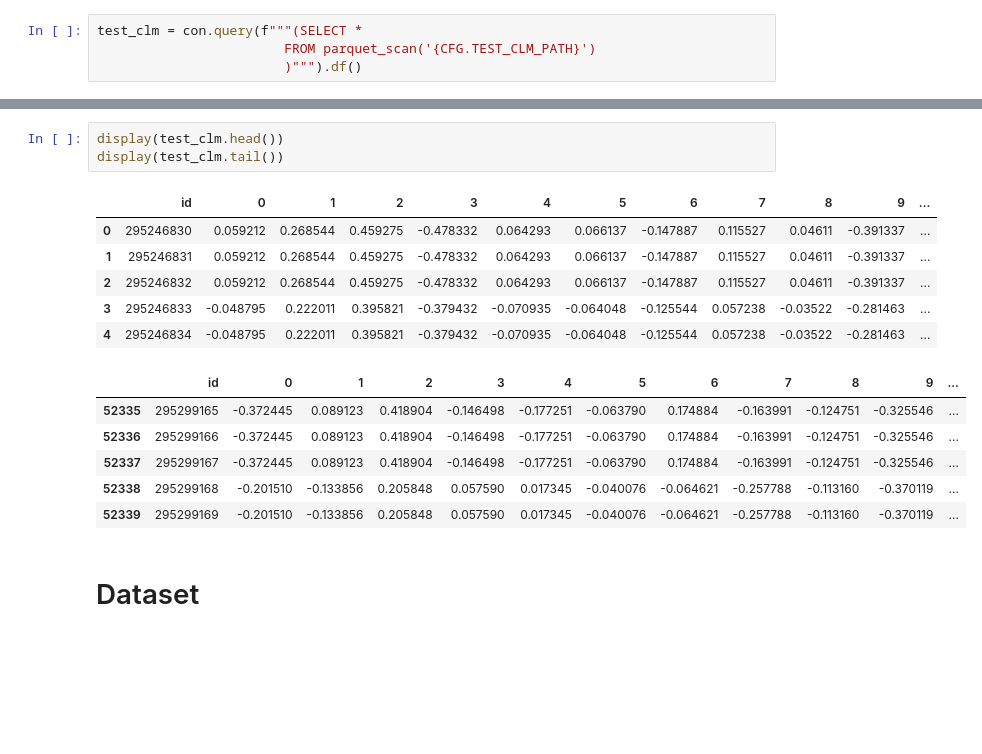
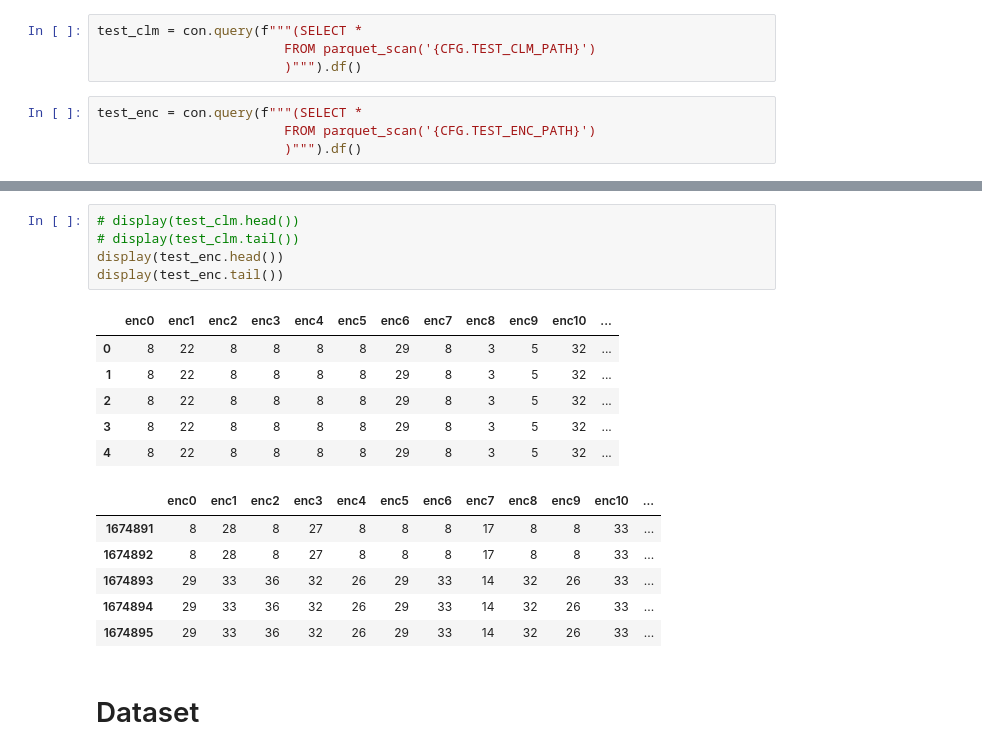
Before and after one commit to yuto-m12/Kaggle_NeurIPS2024, a Jupyter notebook: neurips/models/train_Mamba.ipynb, the cells around one changed output, grey strips where cells are left out. Saved outputs shown, nothing was run; the diff lists cells and outputs as text; blank space fills up the shorter version.

```diff
--- a/neurips/models/train_Mamba.ipynb
+++ b/neurips/models/train_Mamba.ipynb
@@ -103,6 +113,10 @@ test = con.query(f"""(SELECT *
 test_clm = con.query(f"""(SELECT *
                         FROM parquet_scan('{CFG.TEST_CLM_PATH}')
                         )""").df()
+# %%
+test_enc = con.query(f"""(SELECT *
+                        FROM parquet_scan('{CFG.TEST_ENC_PATH}')
+                        )""").df()
 # %%
 from sklearn.model_selection import KFold
 
@@ -149,19 +167,21 @@ display(train_clm.tail())
 # %%
-display(test_clm.head())
-display(test_clm.tail())
+# display(test_clm.head())
+# display(test_clm.tail())
+display(test_enc.head())
+display(test_enc.tail())
 # %% [output]
-|  | id | 0 | 1 | 2 | 3 | 4 | 5 | 6 | 7 | 8 | 9 | ... |
-| 0 | 295246830 | 0.059212 | 0.268544 | 0.459275 | -0.478332 | 0.064293 | 0.066137 | -0.147887 | 0.115527 | 0.04611 | -0.391337 | ... |
-| 1 | 295246831 | 0.059212 | 0.268544 | 0.459275 | -0.478332 | 0.064293 | 0.066137 | -0.147887 | 0.115527 | 0.04611 | -0.391337 | ... |
-| 2 | 295246832 | 0.059212 | 0.268544 | 0.459275 | -0.478332 | 0.064293 | 0.066137 | -0.147887 | 0.115527 | 0.04611 | -0.391337 | ... |
-| 3 | 295246833 | -0.048795 | 0.222011 | 0.395821 | -0.379432 | -0.070935 | -0.064048 | -0.125544 | 0.057238 | -0.03522 | -0.281463 | ... |
-| 4 | 295246834 | -0.048795 | 0.222011 | 0.395821 | -0.379432 | -0.070935 | -0.064048 | -0.125544 | 0.057238 | -0.03522 | -0.281463 | ... |
+|  | enc0 | enc1 | enc2 | enc3 | enc4 | enc5 | enc6 | enc7 | enc8 | enc9 | enc10 | ... |
+| 0 | 8 | 22 | 8 | 8 | 8 | 8 | 29 | 8 | 3 | 5 | 32 | ... |
+| 1 | 8 | 22 | 8 | 8 | 8 | 8 | 29 | 8 | 3 | 5 | 32 | ... |
+| 2 | 8 | 22 | 8 | 8 | 8 | 8 | 29 | 8 | 3 | 5 | 32 | ... |
+| 3 | 8 | 22 | 8 | 8 | 8 | 8 | 29 | 8 | 3 | 5 | 32 | ... |
+| 4 | 8 | 22 | 8 | 8 | 8 | 8 | 29 | 8 | 3 | 5 | 32 | ... |
-|  | id | 0 | 1 | 2 | 3 | 4 | 5 | 6 | 7 | 8 | 9 | ... |
-| 52335 | 295299165 | -0.372445 | 0.089123 | 0.418904 | -0.146498 | -0.177251 | -0.063790 | 0.174884 | -0.163991 | -0.124751 | -0.325546 | ... |
-| 52336 | 295299166 | -0.372445 | 0.089123 | 0.418904 | -0.146498 | -0.177251 | -0.063790 | 0.174884 | -0.163991 | -0.124751 | -0.325546 | ... |
-| 52337 | 295299167 | -0.372445 | 0.089123 | 0.418904 | -0.146498 | -0.177251 | -0.063790 | 0.174884 | -0.163991 | -0.124751 | -0.325546 | ... |
-| 52338 | 295299168 | -0.201510 | -0.133856 | 0.205848 | 0.057590 | 0.017345 | -0.040076 | -0.064621 | -0.257788 | -0.113160 | -0.370119 | ... |
-| 52339 | 295299169 | -0.201510 | -0.133856 | 0.205848 | 0.057590 | 0.017345 | -0.040076 | -0.064621 | -0.257788 | -0.113160 | -0.370119 | ... |
+|  | enc0 | enc1 | enc2 | enc3 | enc4 | enc5 | enc6 | enc7 | enc8 | enc9 | enc10 | ... |
+| 1674891 | 8 | 28 | 8 | 27 | 8 | 8 | 8 | 17 | 8 | 8 | 33 | ... |
+| 1674892 | 8 | 28 | 8 | 27 | 8 | 8 | 8 | 17 | 8 | 8 | 33 | ... |
+| 1674893 | 29 | 33 | 36 | 32 | 26 | 29 | 33 | 14 | 32 | 26 | 33 | ... |
+| 1674894 | 29 | 33 | 36 | 32 | 26 | 29 | 33 | 14 | 32 | 26 | 33 | ... |
+| 1674895 | 29 | 33 | 36 | 32 | 26 | 29 | 33 | 14 | 32 | 26 | 33 | ... |
 # %% [markdown]
 # Dataset
 # %%
```
Also changed, not shown: parts of 23 cells of this notebook, 5 other files.
